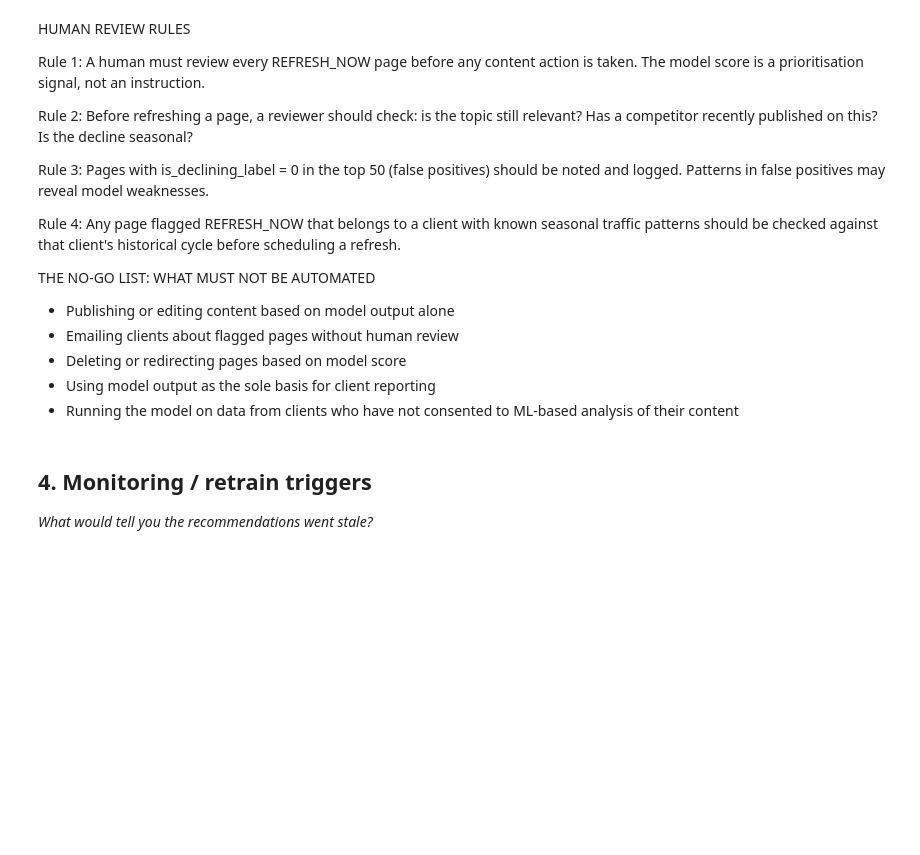
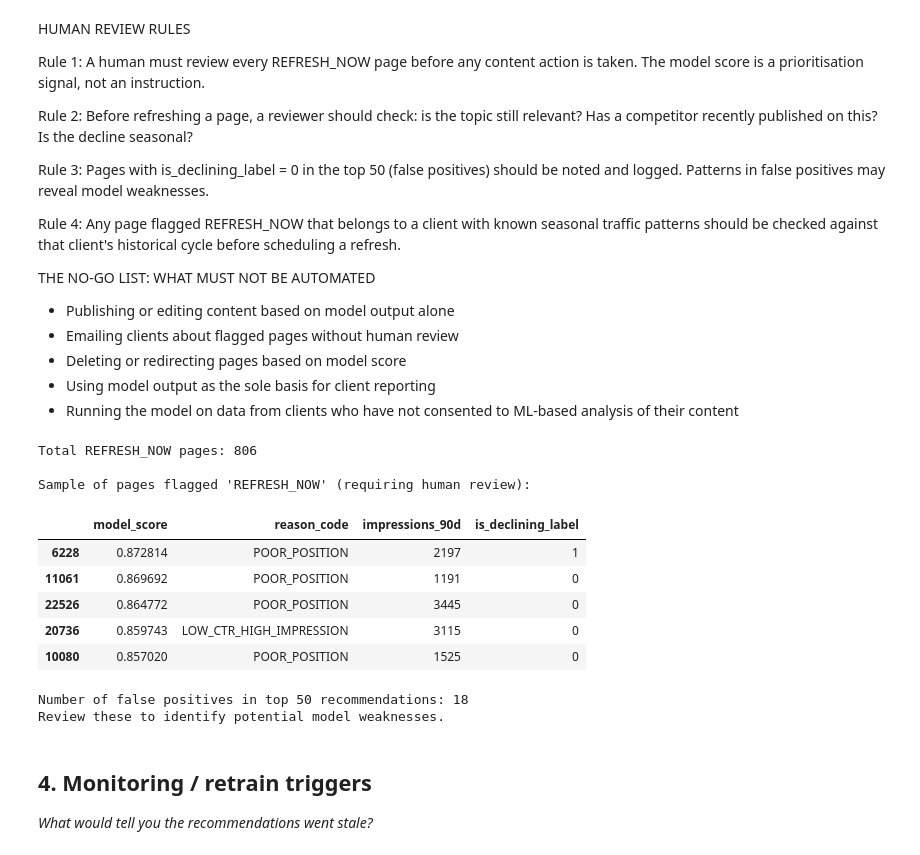
Before and after one commit to Saif-Ullah0/flyrank-ml-internship, a Jupyter notebook: work/notebooks/w07_action_playbook.ipynb, the cells around one changed output. Cells and saved outputs as stored; diff of their text form; code cells hidden in the pictures; blank space fills up the shorter version.

```diff
--- a/work/notebooks/w07_action_playbook.ipynb
+++ b/work/notebooks/w07_action_playbook.ipynb
@@ -213,6 +235,32 @@ THE NO-GO LIST: WHAT MUST NOT BE AUTOMATED
 - Using model output as the sole basis for client reporting
 - Running the model on data from clients who have not
   consented to ML-based analysis of their content
+# %%
+print(f"Total REFRESH_NOW pages: {playbook_metrics['refresh_now_count']}")
+
+# Display a sample of pages flagged for immediate review, emphasizing the need for human judgment
+print("\nSample of pages flagged 'REFRESH_NOW' (requiring human review):")
+display(queue[queue['action'] == 'REFRESH_NOW'].head(5)[['model_score', 'reason_code', 'impressions_90d', 'is_declining_label']])
+
+# Illustrate Rule 3: Pages with is_declining_label = 0 in the top 50 (false positives)
+false_positives_top_50 = queue.head(50)[queue.head(50)['is_declining_label'] == 0]
+if not false_positives_top_50.empty:
+    print(f"\nNumber of false positives in top 50 recommendations: {len(false_positives_top_50)}")
+    print("Review these to identify potential model weaknesses.")
+else:
+    print("\nNo false positives found in the top 50 recommendations for this run.")
+# %% [output]
+Total REFRESH_NOW pages: 806
+
+Sample of pages flagged 'REFRESH_NOW' (requiring human review):
+|  | model_score | reason_code | impressions_90d | is_declining_label |
+| 6228 | 0.872814 | POOR_POSITION | 2197 | 1 |
+| 11061 | 0.869692 | POOR_POSITION | 1191 | 0 |
+| 22526 | 0.864772 | POOR_POSITION | 3445 | 0 |
+| 20736 | 0.859743 | LOW_CTR_HIGH_IMPRESSION | 3115 | 0 |
+| 10080 | 0.857020 | POOR_POSITION | 1525 | 0 |
+Number of false positives in top 50 recommendations: 18
+Review these to identify potential model weaknesses.
 # %% [markdown]
 ## 4. Monitoring / retrain triggers
 
```
Also changed, not shown: parts of 2 cells of this notebook.
